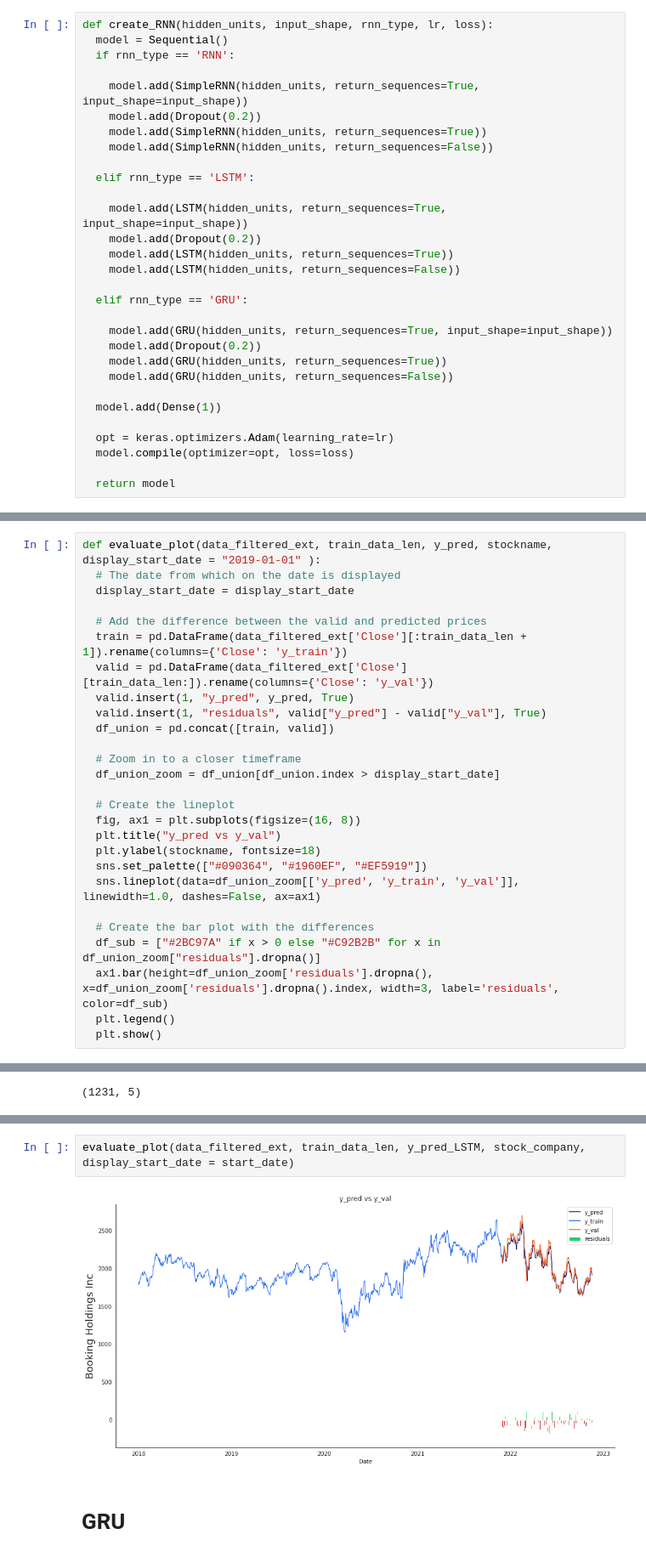
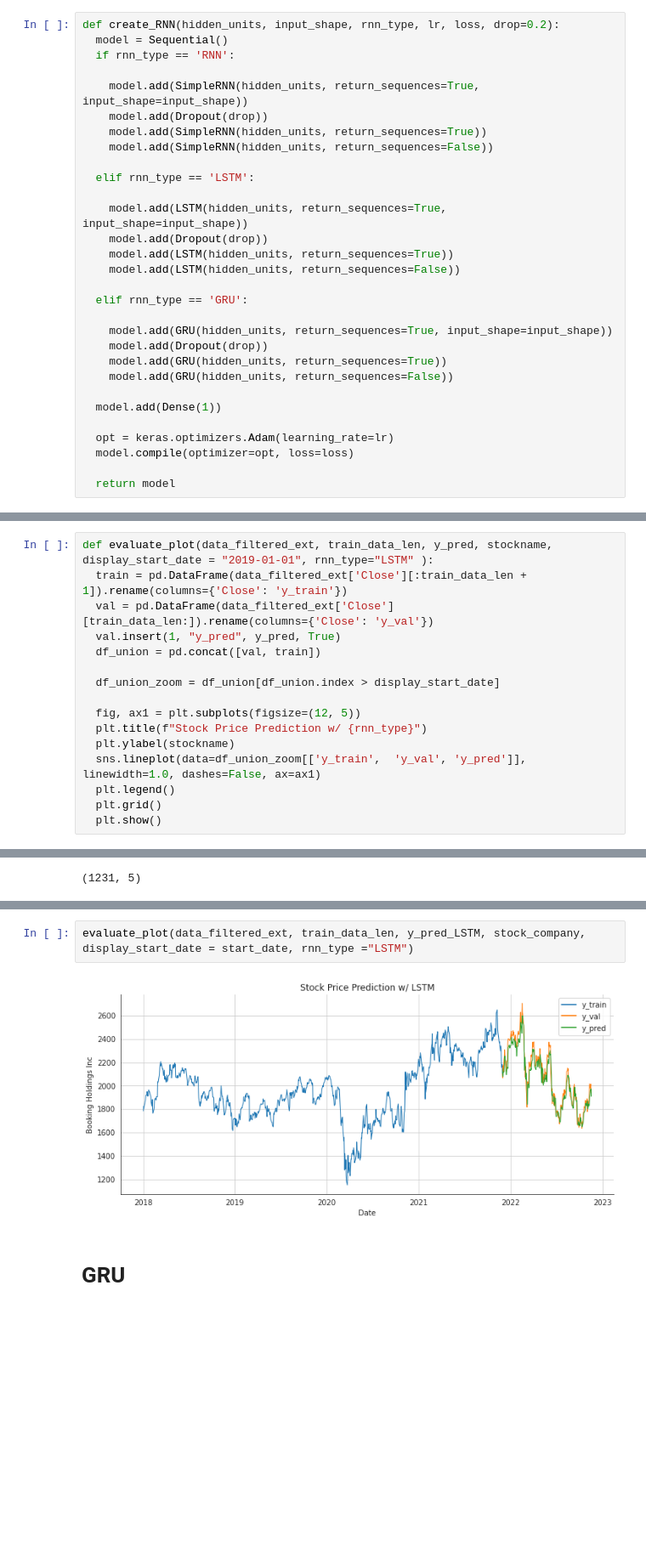
Before and after one commit to CamilleKoSzePui/RNN, a Jupyter notebook: 2_simplernn_lstm_gru_lr0_001_batchsize32_epoch50_sliding50.ipynb, the cells around one changed output, grey strips where cells are left out. Shown at 85% size. Cells and saved outputs as stored; diff of their text form; blank space fills up the shorter version.

```diff
--- a/2_simplernn_lstm_gru_lr0_001_batchsize32_epoch50_sliding50.ipynb
+++ b/2_simplernn_lstm_gru_lr0_001_batchsize32_epoch50_sliding50.ipynb
@@ -148,26 +130,26 @@ def preprocess(df, seq_len):
 # %% [markdown]
 # Build RNN model
 # %%
-def create_RNN(hidden_units, input_shape, rnn_type, lr, loss):
+def create_RNN(hidden_units, input_shape, rnn_type, lr, loss, drop=0.2):
   model = Sequential()
   if rnn_type == 'RNN':
 
     model.add(SimpleRNN(hidden_units, return_sequences=True, input_shape=input_shape))
-    model.add(Dropout(0.2))
+    model.add(Dropout(drop))
     model.add(SimpleRNN(hidden_units, return_sequences=True))
     model.add(SimpleRNN(hidden_units, return_sequences=False))
 
   elif rnn_type == 'LSTM':
 
     model.add(LSTM(hidden_units, return_sequences=True, input_shape=input_shape))
-    model.add(Dropout(0.2))
+    model.add(Dropout(drop))
     model.add(LSTM(hidden_units, return_sequences=True))
     model.add(LSTM(hidden_units, return_sequences=False))
 
   elif rnn_type == 'GRU':
 
     model.add(GRU(hidden_units, return_sequences=True, input_shape=input_shape))
-    model.add(Dropout(0.2))
+    model.add(Dropout(drop))
     model.add(GRU(hidden_units, return_sequences=True))
     model.add(GRU(hidden_units, return_sequences=False))
 
@@ -226,31 +192,20 @@ def evaluate(model, x_train, y_train, x_val, y_val, scaler_pred, epoch, batch_si
 
   return history, y_pred, MAE, MAPE, MDAPE
 # %%
-def evaluate_plot(data_filtered_ext, train_data_len, y_pred, stockname, display_start_date = "2019-01-01" ):
-  # The date from which on the date is displayed
-  display_start_date = display_start_date
+def evaluate_plot(data_filtered_ext, train_data_len, y_pred, stockname, display_start_date = "2019-01-01", rnn_type="LSTM" ):
+  train = pd.DataFrame(data_filtered_ext['Close'][:train_data_len + 1]).rename(columns={'Close': 'y_train'})
+  val = pd.DataFrame(data_filtered_ext['Close'][train_data_len:]).rename(columns={'Close': 'y_val'})
+  val.insert(1, "y_pred", y_pred, True)
+  df_union = pd.concat([val, train])
 
-  # Add the difference between the valid and predicted prices
-  train = pd.DataFrame(data_filtered_ext['Close'][:train_data_len + 1]).rename(columns={'Close': 'y_train'})
-  valid = pd.DataFrame(data_filtered_ext['Close'][train_data_len:]).rename(columns={'Close': 'y_val'})
-  valid.insert(1, "y_pred", y_pred, True)
-  valid.insert(1, "residuals", valid["y_pred"] - valid["y_val"], True)
-  df_union = pd.concat([train, valid])
-
-  # Zoom in to a closer timeframe
   df_union_zoom = df_union[df_union.index > display_start_date]
 
-  # Create the lineplot
-  fig, ax1 = plt.subplots(figsize=(16, 8))
-  plt.title("y_pred vs y_val")
-  plt.ylabel(stockname, fontsize=18)
-  sns.set_palette(["#090364", "#1960EF", "#EF5919"])
-  sns.lineplot(data=df_union_zoom[['y_pred', 'y_train', 'y_val']], linewidth=1.0, dashes=False, ax=ax1)
-
-  # Create the bar plot with the differences
-  df_sub = ["#2BC97A" if x > 0 else "#C92B2B" for x in df_union_zoom["residuals"].dropna()]
-  ax1.bar(height=df_union_zoom['residuals'].dropna(), x=df_union_zoom['residuals'].dropna().index, width=3, label='residuals', color=df_sub)
+  fig, ax1 = plt.subplots(figsize=(12, 5))
+  plt.title(f"Stock Price Prediction w/ {rnn_type}")
+  plt.ylabel(stockname)
+  sns.lineplot(data=df_union_zoom[['y_train',  'y_val', 'y_pred']], linewidth=1.0, dashes=False, ax=ax1)
   plt.legend()
+  plt.grid()
   plt.show()
 # %% [markdown]
 # Stock company
@@ -371,7 +356,7 @@ loss_plot(history, epochs=epoch)
 # %%
-evaluate_plot(data_filtered_ext, train_data_len, y_pred_LSTM, stock_company, display_start_date = start_date)
+evaluate_plot(data_filtered_ext, train_data_len, y_pred_LSTM, stock_company, display_start_date = start_date, rnn_type ="LSTM")
 # %% [output]
-[figure, old version]
+[figure, new version]
 # %% [markdown]
 # GRU
 # %%
```
Also changed, not shown: parts of 21 cells of this notebook.
